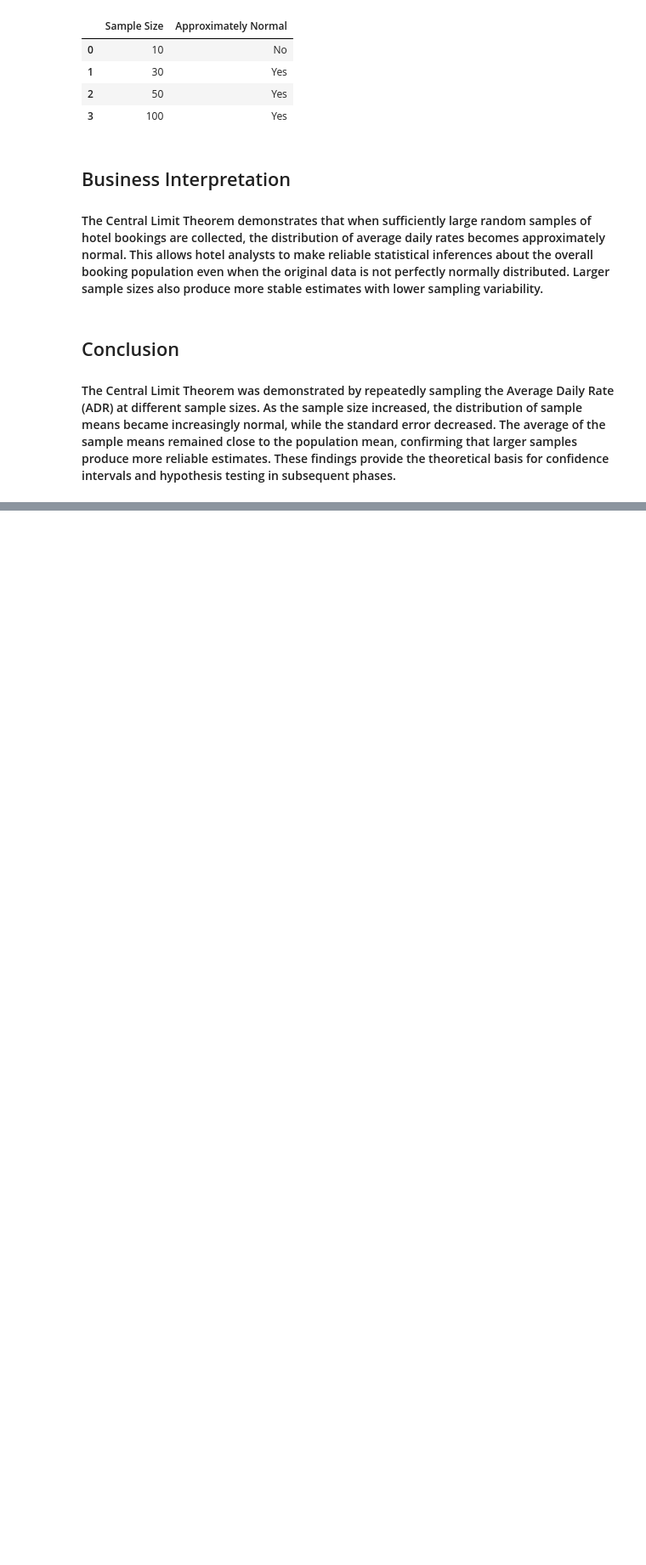
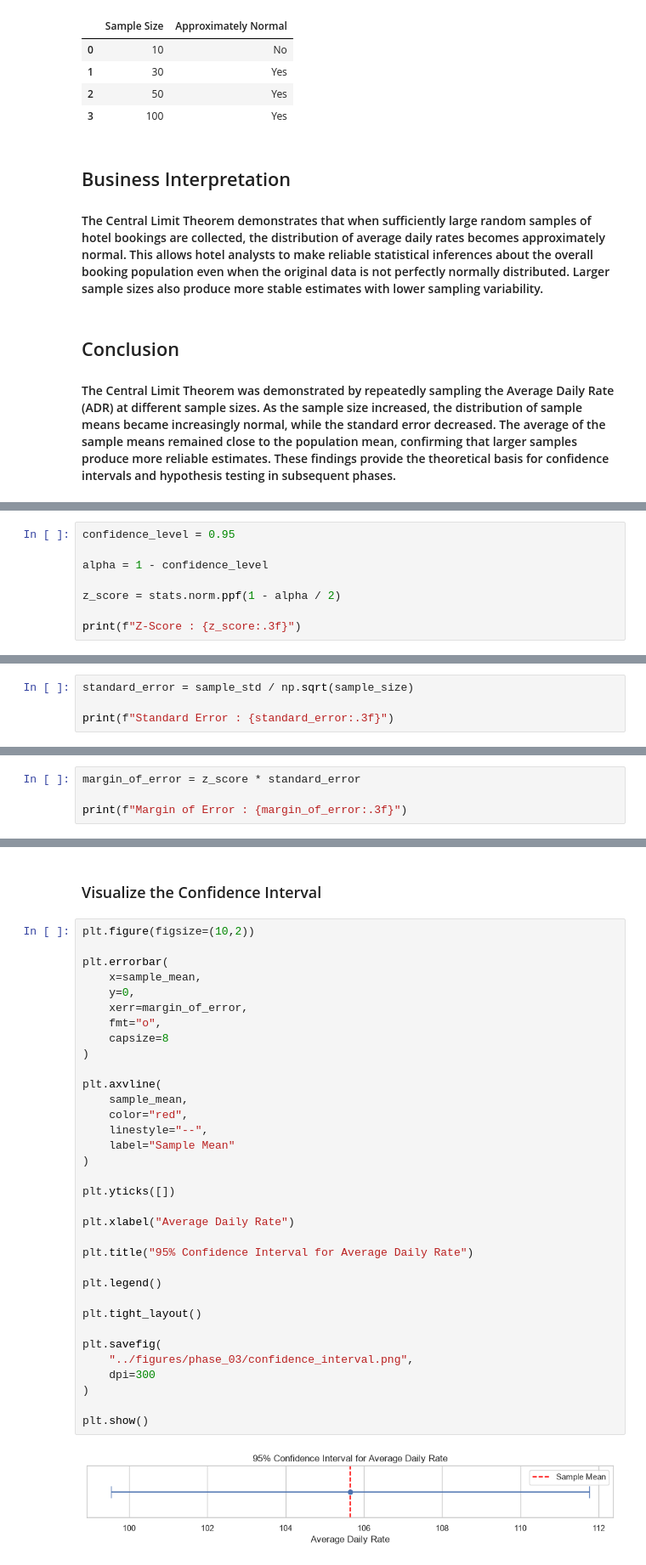
Before and after one commit to Logesh-M0324/Weekend_Task, a Jupyter notebook: Hotel_Booking_Demand/notebooks/03_probability_inferential_statistics.ipynb, the cells around one changed output, grey strips where cells are left out. Shown at 85% size. Cells and saved outputs as stored; diff of their text form; blank space fills up the shorter version.

Commit message:
Complete Phase 3 - Probability and Inferential Statistics

```diff
--- a/Hotel_Booking_Demand/notebooks/03_probability_inferential_statistics.ipynb
+++ b/Hotel_Booking_Demand/notebooks/03_probability_inferential_statistics.ipynb
@@ -998,0 +1024,8 @@ verification
+# %%
+confidence_level = 0.95
+
+alpha = 1 - confidence_level
+
+z_score = stats.norm.ppf(1 - alpha / 2)
+
+print(f"Z-Score : {z_score:.3f}")
@@ -998,0 +1036,4 @@ verification
+# %%
+standard_error = sample_std / np.sqrt(sample_size)
+
+print(f"Standard Error : {standard_error:.3f}")
@@ -998,0 +1044,4 @@ verification
+# %%
+margin_of_error = z_score * standard_error
+
+print(f"Margin of Error : {margin_of_error:.3f}")
@@ -998,0 +1096,38 @@ verification
+# %% [markdown]
+### Visualize the Confidence Interval
+# %%
+plt.figure(figsize=(10,2))
+
+plt.errorbar(
+    x=sample_mean,
+    y=0,
+    xerr=margin_of_error,
+    fmt="o",
+    capsize=8
+)
+
+plt.axvline(
+    sample_mean,
+    color="red",
+    linestyle="--",
+    label="Sample Mean"
+)
+
+plt.yticks([])
+
+plt.xlabel("Average Daily Rate")
+
+plt.title("95% Confidence Interval for Average Daily Rate")
+
+plt.legend()
+
+plt.tight_layout()
+
+plt.savefig(
+    "../figures/phase_03/confidence_interval.png",
+    dpi=300
+)
+
+plt.show()
+# %% [output]
+[figure, added]
```
Also changed, not shown: parts of 129 cells of this notebook, 15 other files.
